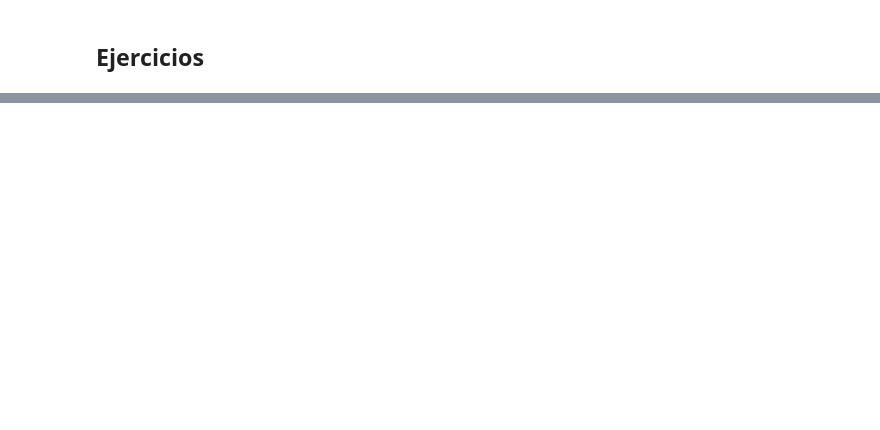
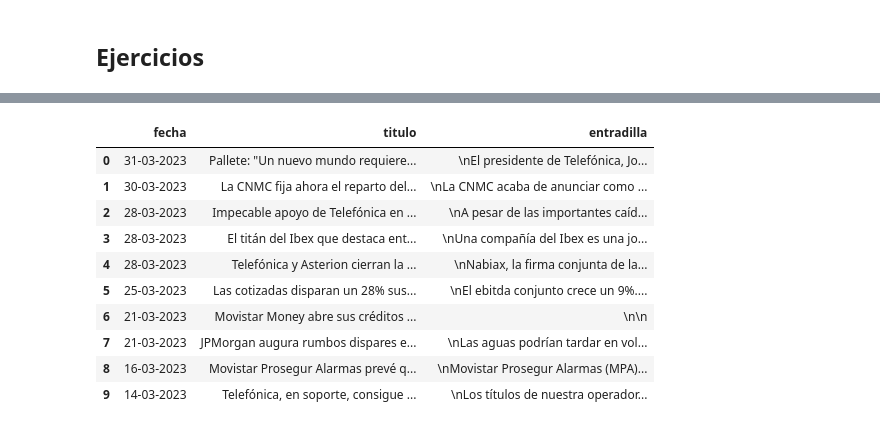
Before and after one commit to fernandodelacalle/miax-python, a Jupyter notebook: module_8/8_02.ipynb, the cells around one changed output, grey strips where cells are left out. Cells and saved outputs as stored; diff of their text form; code cells hidden in the pictures; blank space fills up the shorter version.

```diff
--- a/module_8/8_02.ipynb
+++ b/module_8/8_02.ipynb
@@ -313,0 +296,7 @@ Precios objetivo:
+# %%
+url = 'https://www.expansion.com/mercados/cotizaciones/valores/telefonica_M.TEF.html'
+
+r = requests.get(url)
+soup = BeautifulSoup(r.text, 'html.parser')
+# %%
+noticas = soup.find_all('article',{'class' : 'noticia'})
@@ -313,0 +307,30 @@ Precios objetivo:
+# %%
+list_noticias = []
+
+for noticia in noticas:
+
+    fecha = noticia.find_all('p',{'class' : 'fecha'})[0].text
+    titulo = noticia.find_all('a',)[0].text
+    entradilla = noticia.find_all('div',{'class' : 'entradilla'})[0].text
+
+    list_noticias.append(
+        {
+            'fecha': fecha,
+            'titulo': titulo,
+            'entradilla': entradilla,
+        }
+    )
+# %%
+pd.DataFrame(list_noticias)
+# %% [output]
+|  | fecha | titulo | entradilla |
+| 0 | 31-03-2023 | Pallete: "Un nuevo mundo requiere... | \nEl presidente de Telefónica, Jo... |
+| 1 | 30-03-2023 | La CNMC fija ahora el reparto del... | \nLa CNMC acaba de anunciar como ... |
+| 2 | 28-03-2023 | Impecable apoyo de Telefónica en ... | \nA pesar de las importantes caíd... |
+| 3 | 28-03-2023 | El titán del Ibex que destaca ent... | \nUna compañía del Ibex es una jo... |
+| 4 | 28-03-2023 | Telefónica y Asterion cierran la ... | \nNabiax, la firma conjunta de la... |
+| 5 | 25-03-2023 | Las cotizadas disparan un 28% sus... | \nEl ebitda conjunto crece un 9%.... |
+| 6 | 21-03-2023 | Movistar Money abre sus créditos ... | \n\n |
+| 7 | 21-03-2023 | JPMorgan augura rumbos dispares e... | \nLas aguas podrían tardar en vol... |
+| 8 | 16-03-2023 | Movistar Prosegur Alarmas prevé q... | \nMovistar Prosegur Alarmas (MPA)... |
+| 9 | 14-03-2023 | Telefónica, en soporte, consigue ... | \nLos títulos de nuestra operador... |
```
Also changed, not shown: parts of 73 cells of this notebook, 12 other files.
